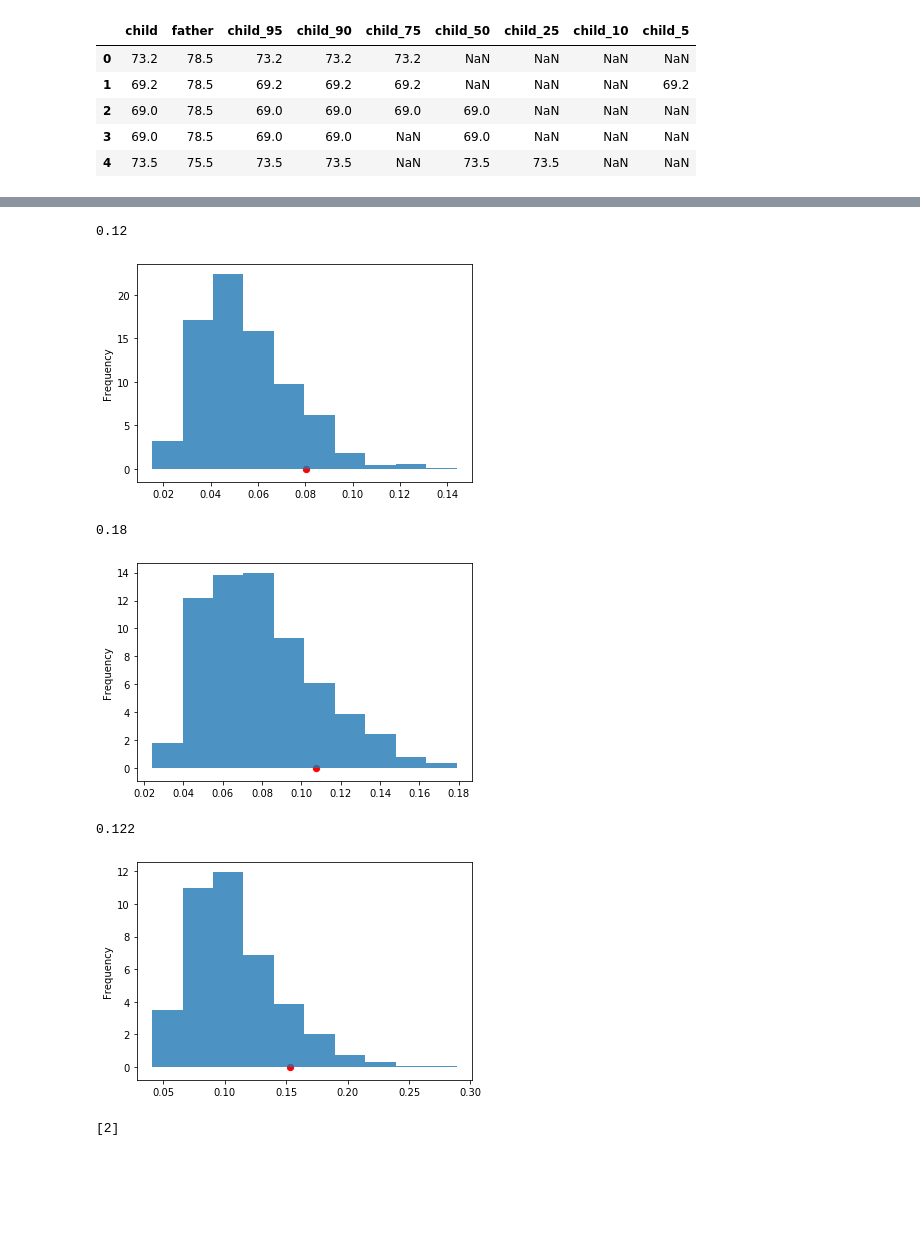
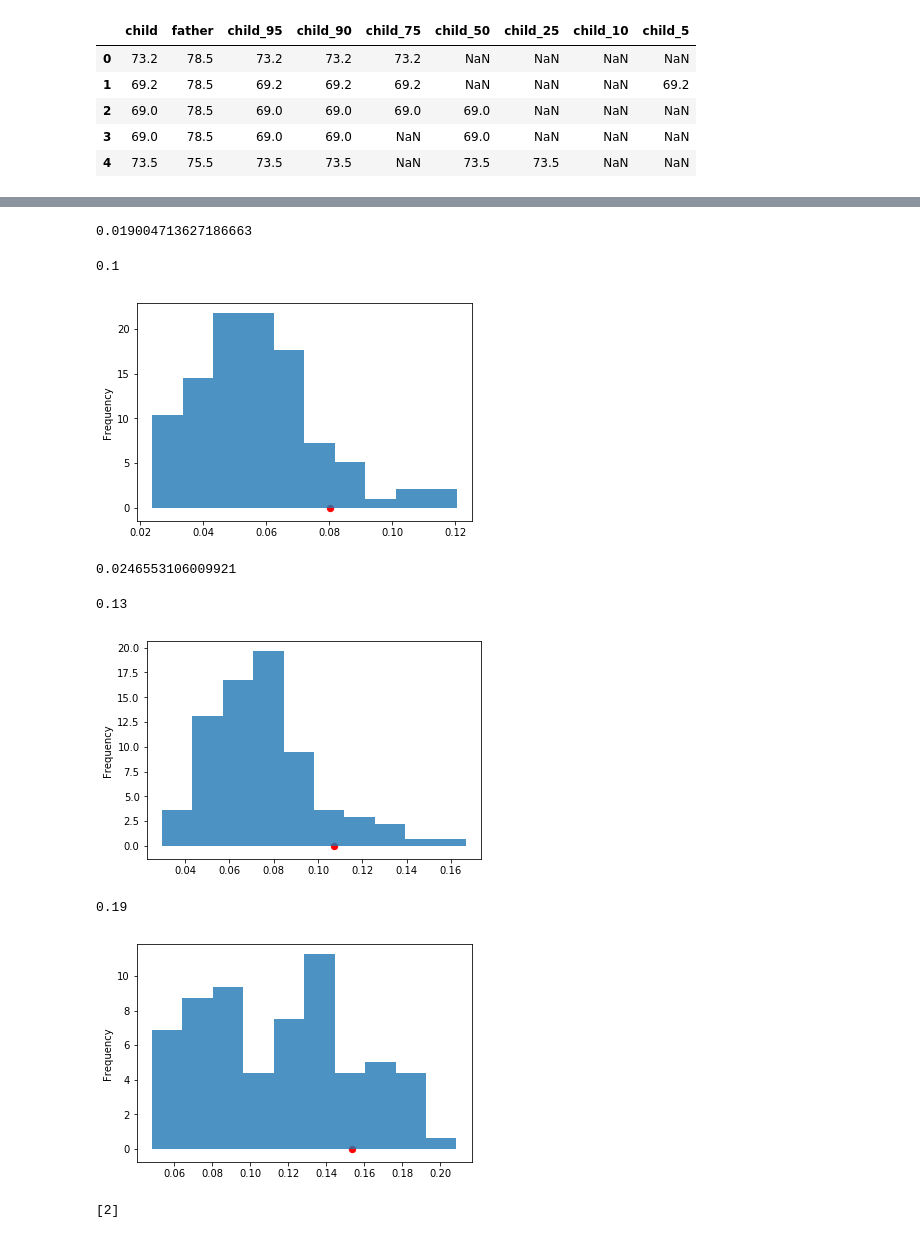
Before and after one commit to AECassAWei/dsc80-wi20, a Jupyter notebook: labs/lab05/lab05.ipynb, the cells around one changed output, grey strips where cells are left out. Saved outputs shown, nothing was run; the diff lists cells and outputs as text; code cells hidden in the pictures; blank space fills up the shorter version.

```diff
--- a/labs/lab05/lab05.ipynb
+++ b/labs/lab05/lab05.ipynb
@@ -275,11 +284,13 @@ def ks_permutation(df, test, depend, N=100):
         # add it to the list of results
         kslist.append(ks)
 
+    print(np.std(kslist))
+
     pd.Series(kslist).plot(kind='hist', density=True, alpha=0.8)
     plt.scatter(obs_ks, 0, color='red', s=40);
 
     # return np.min([np.count_nonzero(kslist >= obs_ks) / len(kslist), np.count_nonzero(kslist <= obs_ks) / len(kslist)])
-    return np.count_nonzero(kslist >= obs_ks) / len(kslist) #, np.count_nonzero(kslist <= obs_ks) / len(kslist)])
+    return np.count_nonzero(np.array(kslist) >= obs_ks) / len(kslist) #, np.count_nonzero(kslist <= obs_ks) / len(kslist)])
 # %%
 ks_permutation(payments_age, 'credit_card_number', 'age', 100000) # Verify if my function is correct
 # %% [output]
@@ -369,18 +388,20 @@ ks_permutation(heights, 'child_50', 'father', 500)
 # %%
-ks_permutation(heights, 'child_25', 'father', 500)
+ks_permutation(heights, 'child_25', 'father', 100)
 # %% [output]
-0.12
+0.019004713627186663
+0.1
-[figure, old version]
+[figure, new version]
 # %%
-ks_permutation(heights, 'child_10', 'father', 500)
+ks_permutation(heights, 'child_10', 'father', 100)
 # %% [output]
-0.18
+0.0246553106009921
+0.13
-[figure, old version]
+[figure, new version]
 # %%
-ks_permutation(heights, 'child_5', 'father', 500)
+ks_permutation(heights, 'child_5', 'father', 100)
 # %% [output]
-0.122
+0.19
-[figure, old version]
+[figure, new version]
 # %%
 # Answer
 [2] # ASK!!!!!!!
```
Also changed, not shown: parts of 24 cells of this notebook, 2 other files.
